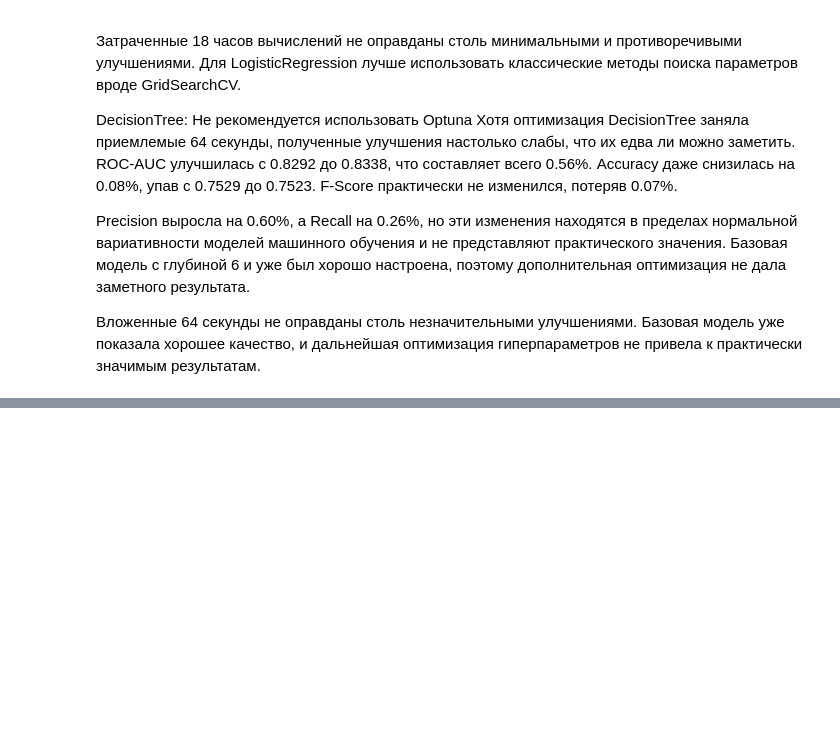
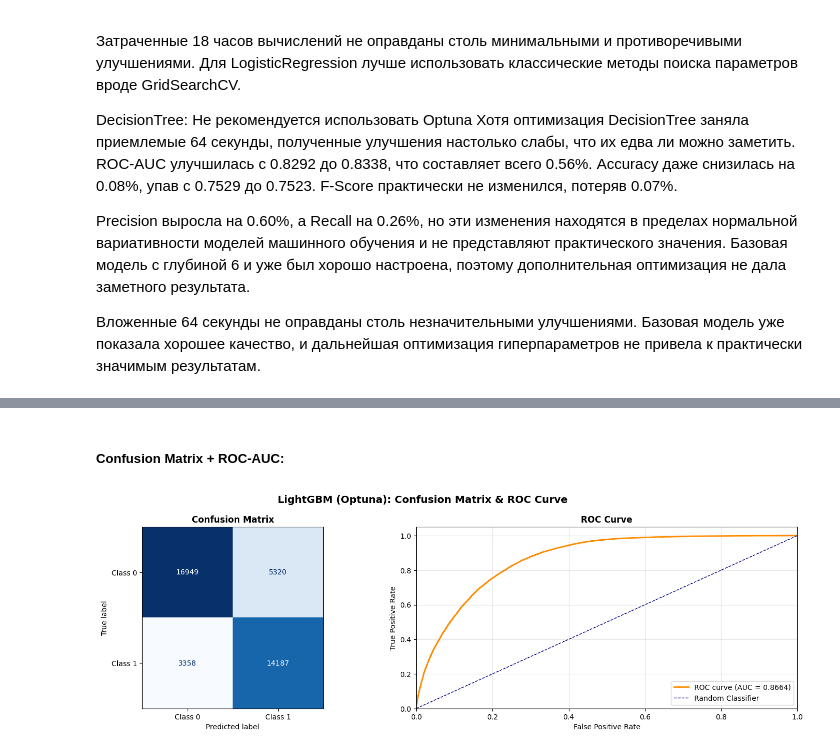
Before and after one commit to ACME-URFU/smoking-status-prediction, a Jupyter notebook: notebooks/eda.ipynb, the cells around one changed output, grey strips where cells are left out. Saved outputs shown, nothing was run; the diff lists cells and outputs as text; code cells hidden in the pictures; blank space fills up the shorter version.

```diff
--- a/notebooks/eda.ipynb
+++ b/notebooks/eda.ipynb
@@ -1749,0 +1956,19 @@ Precision выросла на 0.60%, а Recall на 0.26%, но эти изме
+# %%
+best_params = {
+    "objective": "binary",
+    "metric": "binary_logloss",
+    "verbosity": -1,
+    "random_state": 42,
+    "boosting_type": "gbdt",
+}
+best_params.update(study_lgb.best_params)
+
+
+final_lgb_model = lgb.train(
+    best_params,
+    train_data,
+    valid_sets=[val_data],
+    callbacks=[
+        lgb.early_stopping(stopping_rounds=50, verbose=False),
+    ]
+)
@@ -1749,0 +2015,33 @@ Precision выросла на 0.60%, а Recall на 0.26%, но эти изме
+# %% [markdown]
+##### Confusion Matrix + ROC-AUC:
+# %%
+# Создаём фигуру с двумя подграфиками
+fig, axs = plt.subplots(1, 2)
+fig.set_figwidth(15)
+fig.suptitle('LightGBM (Optuna): Confusion Matrix & ROC Curve', fontsize=14, fontweight='bold')
+
+# === 1. Confusion Matrix ===
+cm = confusion_matrix(y_test, y_pred_lgb)
+disp = ConfusionMatrixDisplay(confusion_matrix=cm, display_labels=['Class 0', 'Class 1'])
+disp.plot(ax=axs[0], cmap='Blues', colorbar=False)
+axs[0].set_title('Confusion Matrix', fontweight='bold')
+axs[0].grid(False)
+
+# === 2. ROC Curve ===
+fpr, tpr, _ = roc_curve(y_test, y_pred_proba_lgb)
+roc_auc = auc(fpr, tpr)
+
+axs[1].plot(fpr, tpr, color='darkorange', lw=2, label=f'ROC curve (AUC = {roc_auc:.4f})')
+axs[1].plot([0, 1], [0, 1], color='navy', lw=1, linestyle='--', label='Random Classifier')
+axs[1].set_xlim([0.0, 1.0])
+axs[1].set_ylim([0.0, 1.05])
+axs[1].set_xlabel('False Positive Rate')
+axs[1].set_ylabel('True Positive Rate')
+axs[1].set_title('ROC Curve', fontweight='bold')
+axs[1].legend(loc="lower right")
+axs[1].grid(alpha=0.3)
+
+plt.tight_layout()
+plt.show()
+# %% [output]
+[figure, added]
```
Also changed, not shown: parts of 51 cells of this notebook.
